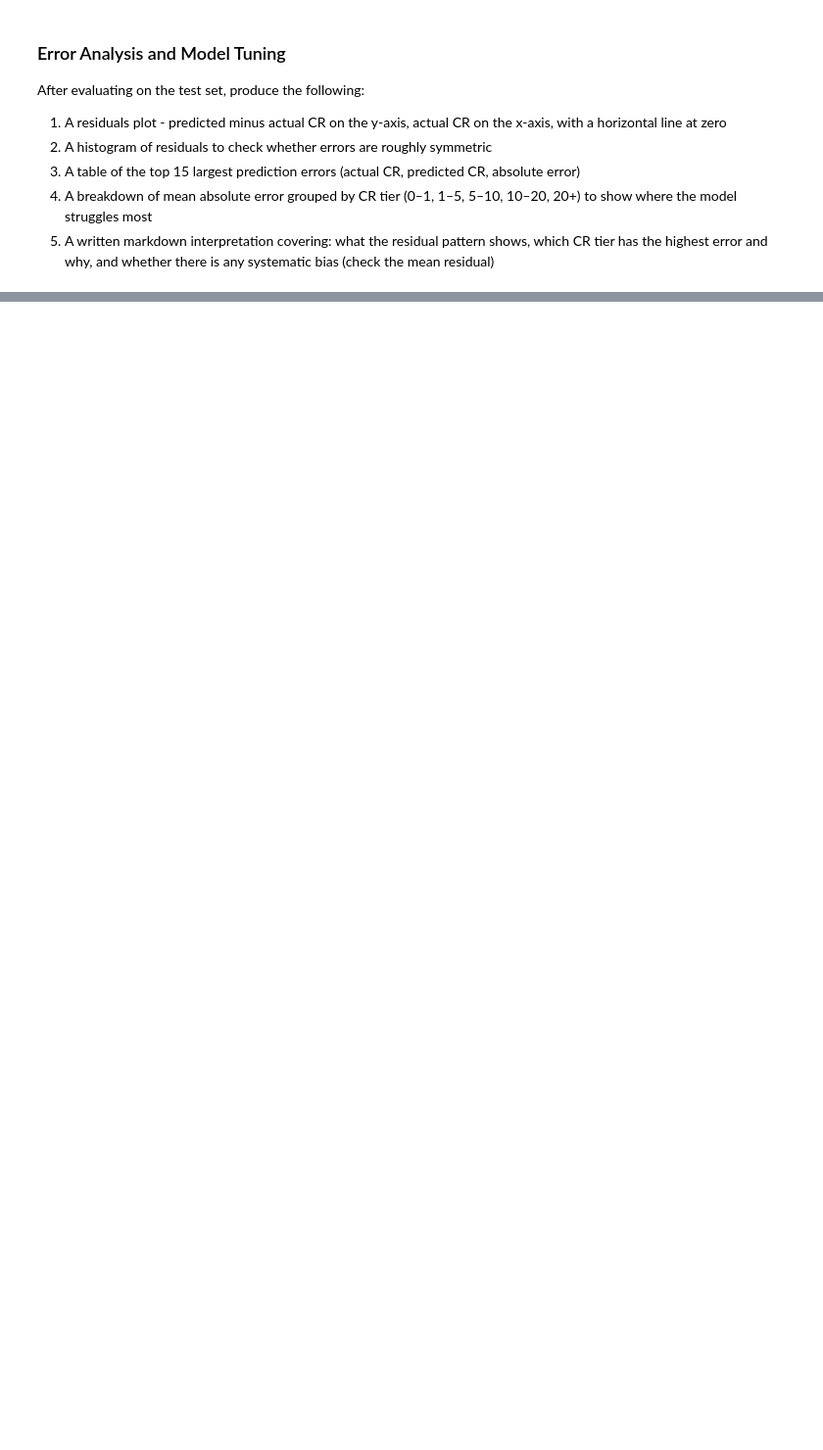
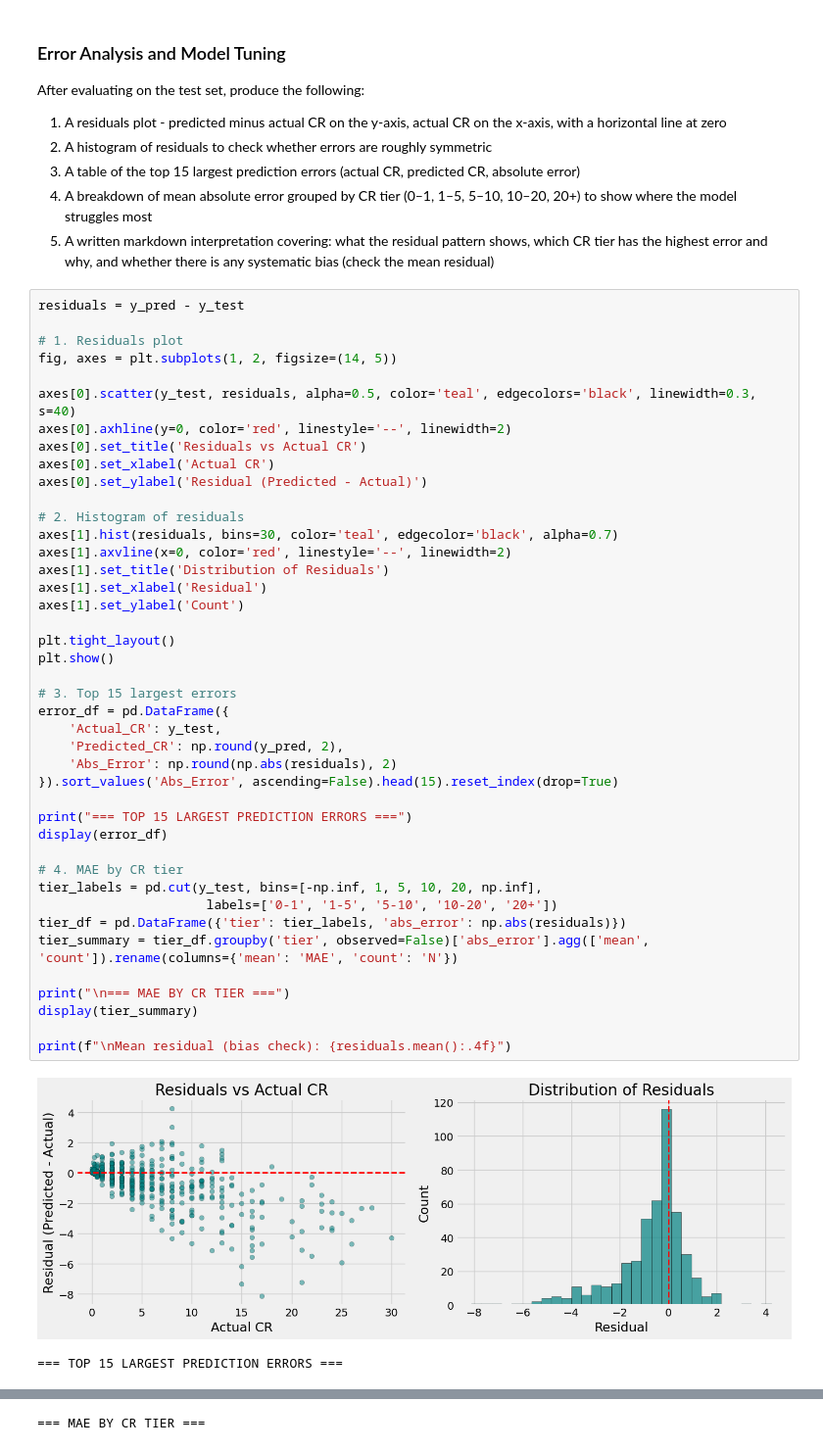
Before and after one commit to adg30/INTSY-MCO, a Jupyter notebook: notebooks/08_neural_network.ipynb, the cells around one changed output, grey strips where cells are left out. Shown at 98% size. Cells and saved outputs as stored; diff of their text form; blank space fills up the shorter version.

```diff
--- a/notebooks/08_neural_network.ipynb
+++ b/notebooks/08_neural_network.ipynb
@@ -607,3 +609,48 @@ After evaluating on the test set, produce the following:
 3. A table of the top 15 largest prediction errors (actual CR, predicted CR, absolute error)
 4. A breakdown of mean absolute error grouped by CR tier (0–1, 1–5, 5–10, 10–20, 20+) to show where the model struggles most
 5. A written markdown interpretation covering: what the residual pattern shows, which CR tier has the highest error and why, and whether there is any systematic bias (check the mean residual)
+# %%
+residuals = y_pred - y_test
+
+# 1. Residuals plot
+fig, axes = plt.subplots(1, 2, figsize=(14, 5))
+
+axes[0].scatter(y_test, residuals, alpha=0.5, color='teal', edgecolors='black', linewidth=0.3, s=40)
+axes[0].axhline(y=0, color='red', linestyle='--', linewidth=2)
+axes[0].set_title('Residuals vs Actual CR')
+axes[0].set_xlabel('Actual CR')
+axes[0].set_ylabel('Residual (Predicted - Actual)')
+
+# 2. Histogram of residuals
+axes[1].hist(residuals, bins=30, color='teal', edgecolor='black', alpha=0.7)
+axes[1].axvline(x=0, color='red', linestyle='--', linewidth=2)
+axes[1].set_title('Distribution of Residuals')
+axes[1].set_xlabel('Residual')
+axes[1].set_ylabel('Count')
+
+plt.tight_layout()
+plt.show()
+
+# 3. Top 15 largest errors
+error_df = pd.DataFrame({
+    'Actual_CR': y_test,
+    'Predicted_CR': np.round(y_pred, 2),
+    'Abs_Error': np.round(np.abs(residuals), 2)
+}).sort_values('Abs_Error', ascending=False).head(15).reset_index(drop=True)
+
+print("=== TOP 15 LARGEST PREDICTION ERRORS ===")
+display(error_df)
+
+# 4. MAE by CR tier
+tier_labels = pd.cut(y_test, bins=[-np.inf, 1, 5, 10, 20, np.inf],
+                      labels=['0-1', '1-5', '5-10', '10-20', '20+'])
+tier_df = pd.DataFrame({'tier': tier_labels, 'abs_error': np.abs(residuals)})
+tier_summary = tier_df.groupby('tier', observed=False)['abs_error'].agg(['mean', 'count']).rename(columns={'mean': 'MAE', 'count': 'N'})
+
+print("\n=== MAE BY CR TIER ===")
+display(tier_summary)
+
+print(f"\nMean residual (bias check): {residuals.mean():.4f}")
+# %% [output]
+[figure, added]
+=== TOP 15 LARGEST PREDICTION ERRORS ===
@@ -609,0 +673 @@ After evaluating on the test set, produce the following:
+=== MAE BY CR TIER ===
```
Also changed, not shown: parts of 10 cells of this notebook, 3 other files.
